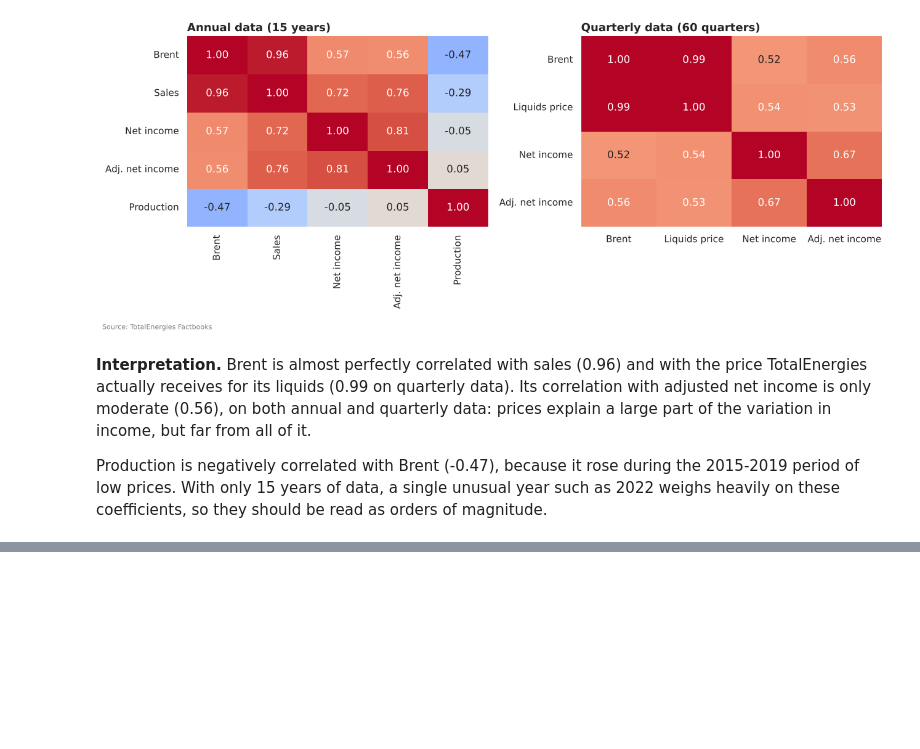
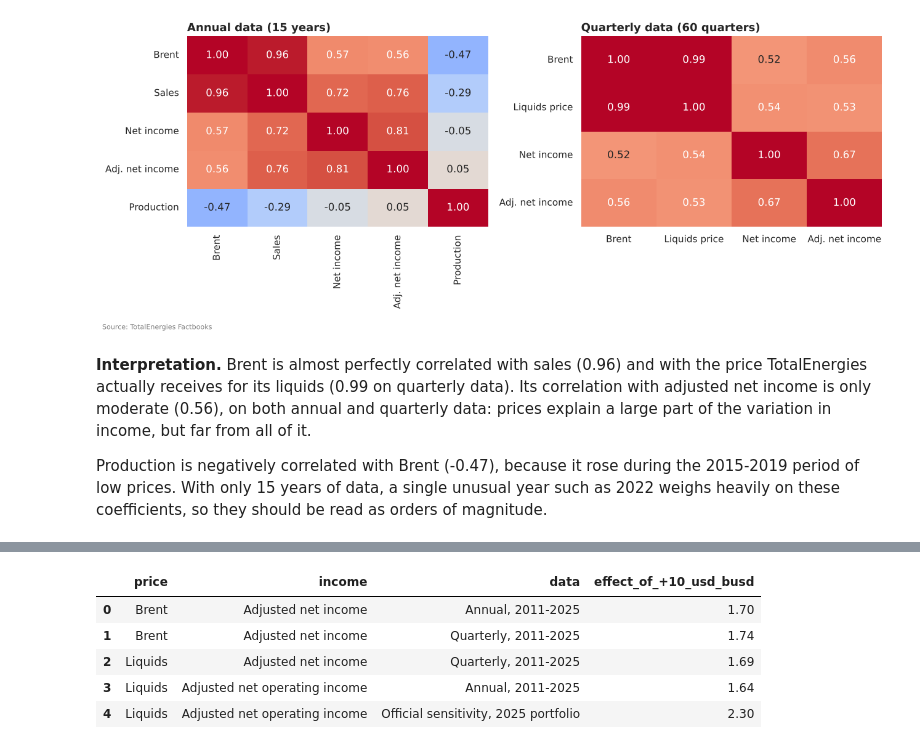
Before and after one commit to Mouabd19/TotalEnergies-Oil-Price-Analysis, a Jupyter notebook: notebooks/01_totalenergies_analysis.ipynb, the cells around one changed output, grey strips where cells are left out. Saved outputs shown, nothing was run; the diff lists cells and outputs as text; code cells hidden in the pictures; blank space fills up the shorter version.

Commit message:
Estimate the sensitivity of results to the oil price

```diff
--- a/notebooks/01_totalenergies_analysis.ipynb
+++ b/notebooks/01_totalenergies_analysis.ipynb
@@ -279,0 +325,25 @@ Production is negatively correlated with Brent (-0.47), because it rose during t
+# %%
+annual_liquids = quarterly.groupby("year")["avg_liquids_price_usd_per_bbl"].mean()
+annual_anoi = segments.groupby("year")["adjusted_net_operating_income_musd"].sum()
+
+estimates = pd.DataFrame([
+    {"price": "Brent", "income": "Adjusted net income", "data": "Annual, 2011-2025",
+     "effect_of_+10_usd_busd": effect_annual},
+    {"price": "Brent", "income": "Adjusted net income", "data": "Quarterly, 2011-2025",
+     "effect_of_+10_usd_busd": effect_quarterly},
+    {"price": "Liquids", "income": "Adjusted net income", "data": "Quarterly, 2011-2025",
+     "effect_of_+10_usd_busd": slope(quarterly["avg_liquids_price_usd_per_bbl"],
+                                     quarterly["adjusted_net_income_musd"]) * 4 * 10 / 1000},
+    {"price": "Liquids", "income": "Adjusted net operating income", "data": "Annual, 2011-2025",
+     "effect_of_+10_usd_busd": slope(annual_liquids, annual_anoi) * 10 / 1000},
+    {"price": "Liquids", "income": "Adjusted net operating income", "data": "Official sensitivity, 2025 portfolio",
+     "effect_of_+10_usd_busd": 2.3},
+])
+estimates.round(2)
+# %% [output]
+|  | price | income | data | effect_of_+10_usd_busd |
+| 0 | Brent | Adjusted net income | Annual, 2011-2025 | 1.70 |
+| 1 | Brent | Adjusted net income | Quarterly, 2011-2025 | 1.74 |
+| 2 | Liquids | Adjusted net income | Quarterly, 2011-2025 | 1.69 |
+| 3 | Liquids | Adjusted net operating income | Annual, 2011-2025 | 1.64 |
+| 4 | Liquids | Adjusted net operating income | Official sensitivity, 2025 portfolio | 2.30 |
```
Also changed, not shown: parts of 5 cells of this notebook.
